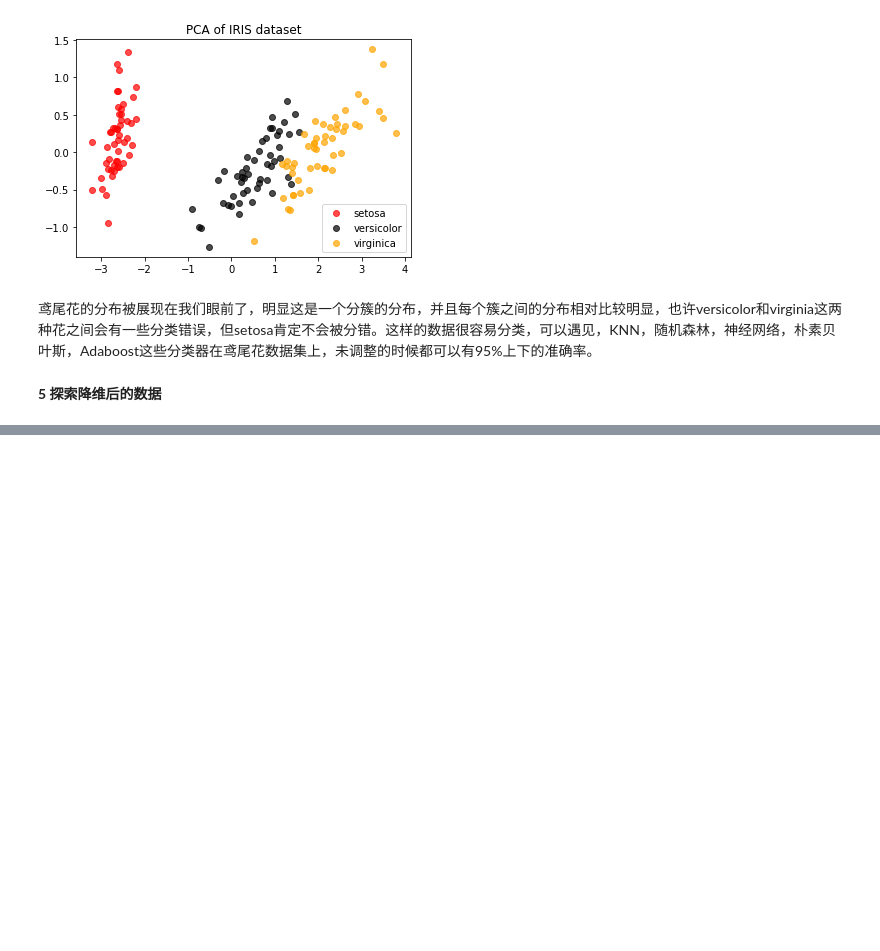
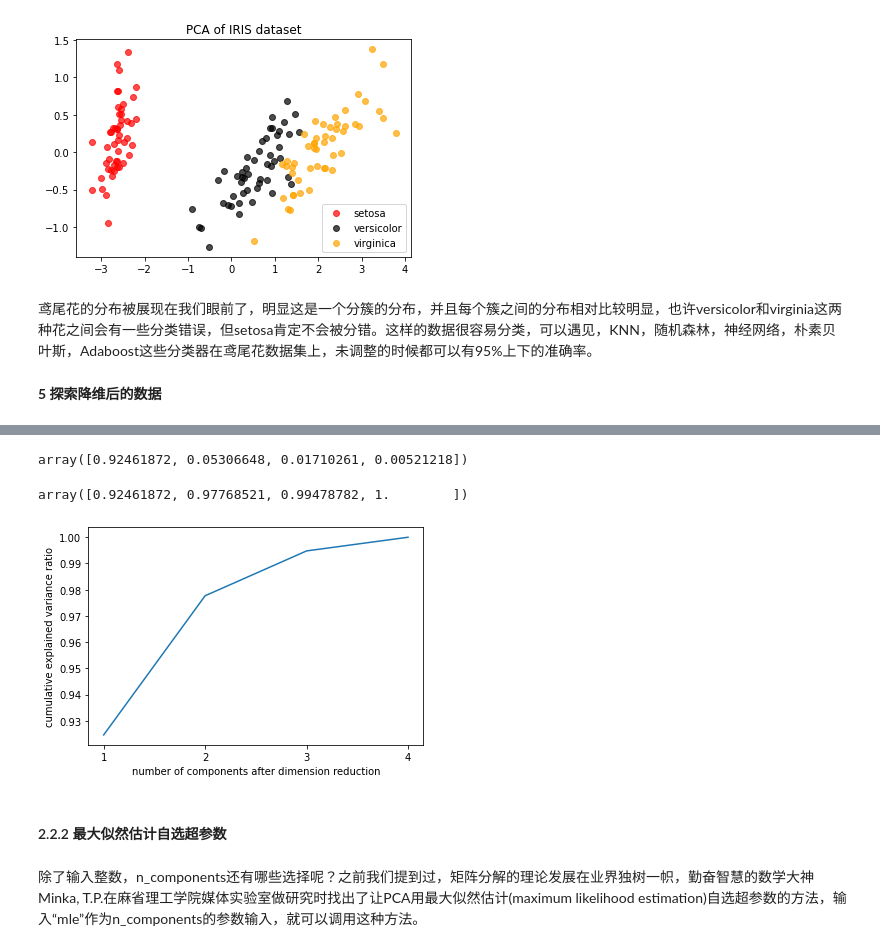
Before and after one commit to monkeyhlj/machine_learning_bymyself, a Jupyter notebook: 降维算法1-PCA.ipynb, the cells around one changed output, grey strips where cells are left out. Cells and saved outputs as stored; diff of their text form; code cells hidden in the pictures; blank space fills up the shorter version.

```diff
--- a/降维算法1-PCA.ipynb
+++ b/降维算法1-PCA.ipynb
@@ -210,0 +235,23 @@ plt.show()
+# %%
+pca_line.explained_variance_ratio_
+# %% [output]
+array([0.92461872, 0.05306648, 0.01710261, 0.00521218])
+# %%
+import numpy as np
+np.cumsum(pca_line.explained_variance_ratio_)
+# %% [output]
+array([0.92461872, 0.97768521, 0.99478782, 1.        ])
+# %%
+import numpy as np
+pca_line = PCA().fit(X)
+plt.plot([1,2,3,4],np.cumsum(pca_line.explained_variance_ratio_))
+plt.xticks([1,2,3,4]) #这是为了限制坐标轴显示为整数
+plt.xlabel("number of components after dimension reduction")
+plt.ylabel("cumulative explained variance ratio")
+plt.show()
+# %% [output]
+[figure, added]
+# %% [markdown]
+#### 2.2.2 最大似然估计自选超参数
+# %% [markdown]
+除了输入整数，n_components还有哪些选择呢？之前我们提到过，矩阵分解的理论发展在业界独树一帜，勤奋智慧的数学大神Minka, T.P.在麻省理工学院媒体实验室做研究时找出了让PCA用最大似然估计(maximum likelihood estimation)自选超参数的方法，输入“mle”作为n_components的参数输入，就可以调用这种方法。
```
Also changed, not shown: parts of 107 cells of this notebook, 18 other files.
